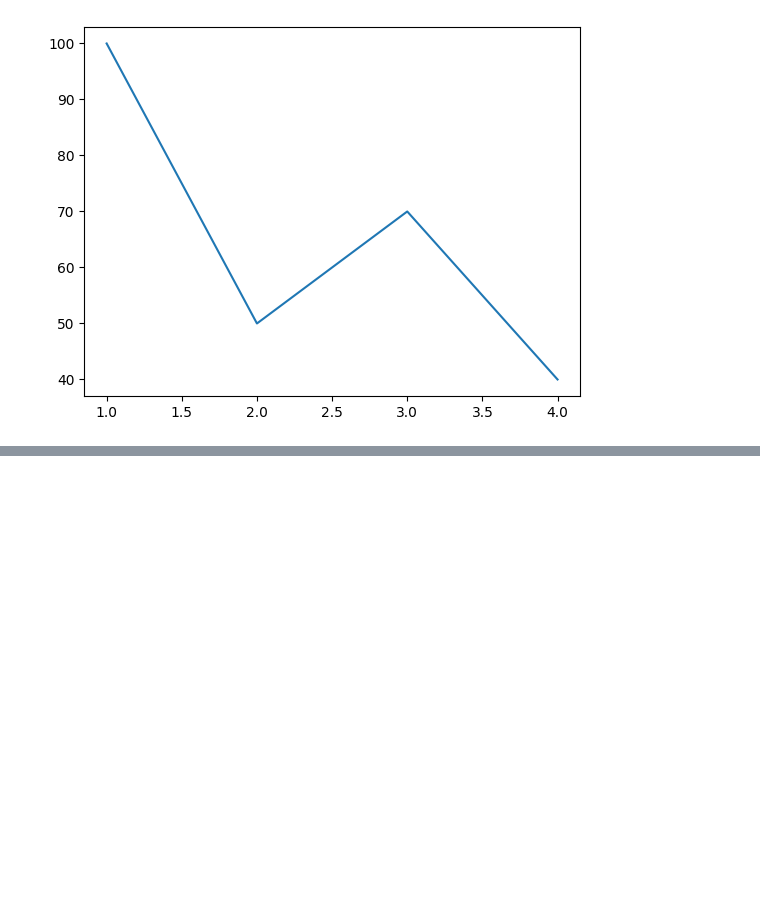
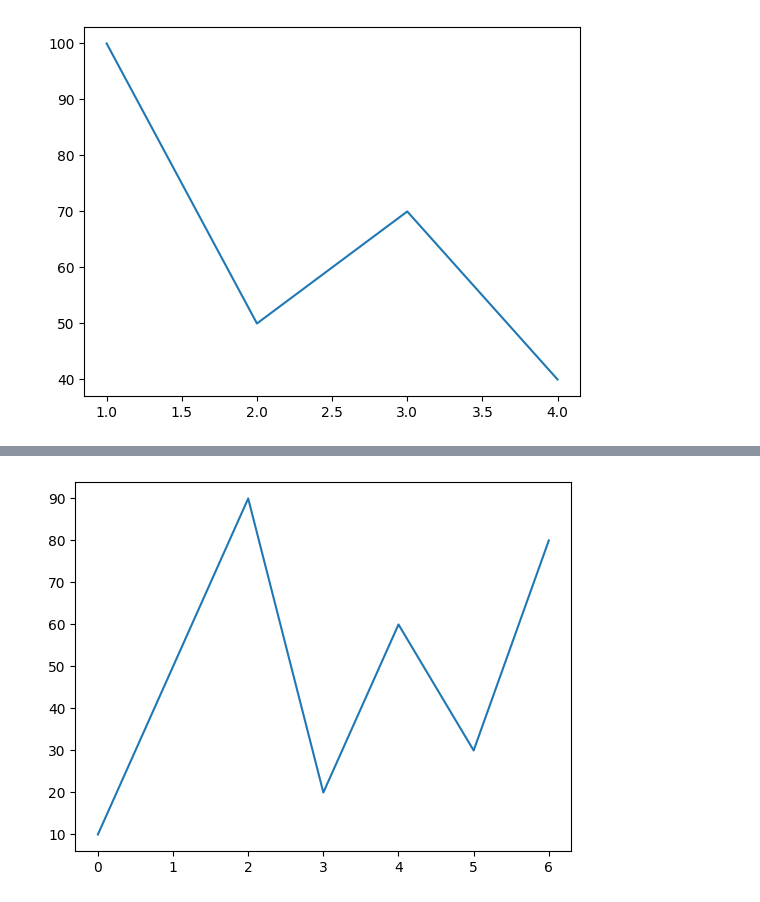
Before and after one commit to abidkk/Matplotlib-Python, a Jupyter notebook: plot2.ipynb, the cells around one changed output, grey strips where cells are left out. Cells and saved outputs as stored; diff of their text form; code cells hidden in the pictures; blank space fills up the shorter version.

```diff
--- a/plot2.ipynb
+++ b/plot2.ipynb
@@ -12,0 +20,6 @@ plt.show()
+# %%
+s = [10,50,90,20,60,30,80]
+plt.plot(s)
+plt.show()
+# %% [output]
+[figure, added]
```
Also changed, not shown: parts of 7 cells of this notebook.
